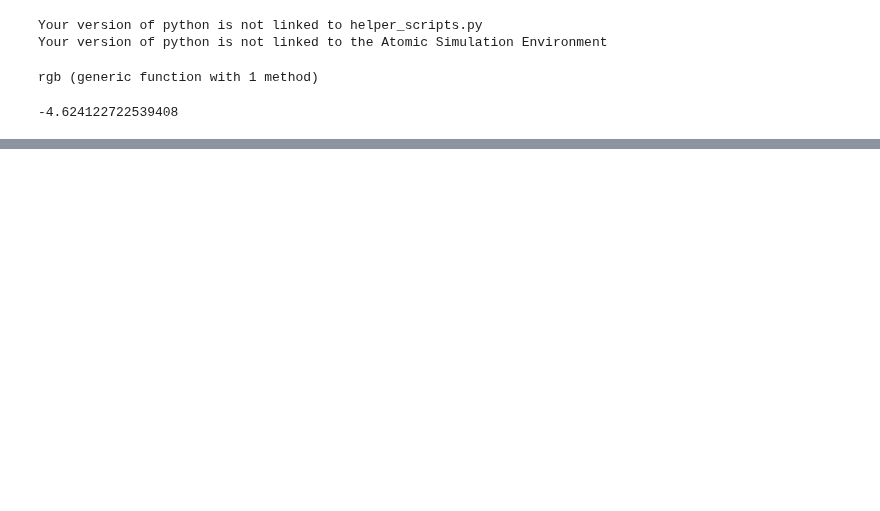
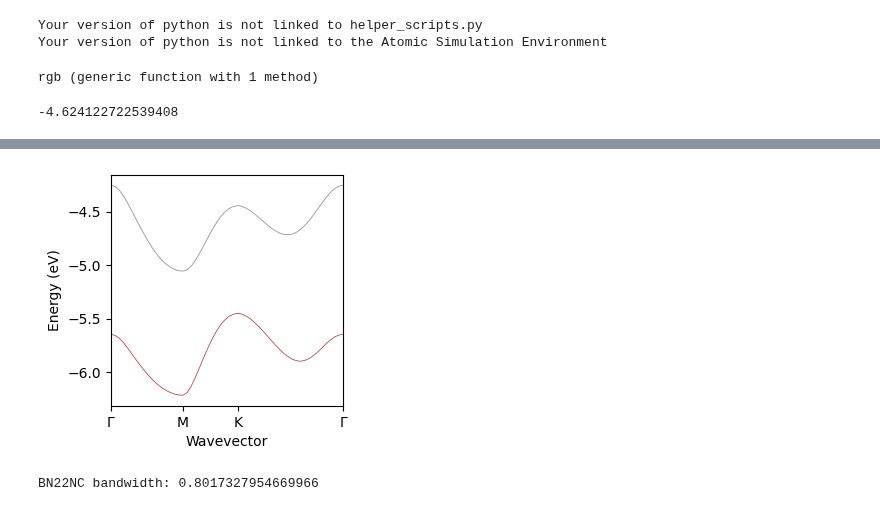
Before and after one commit to AliGhorashiCMT/Plasmons_Paper, a Jupyter notebook: Substitutional_Defects/Figure 1.ipynb, the cells around one changed output, grey strips where cells are left out. Cells and saved outputs as stored; diff of their text form; code cells hidden in the pictures; blank space fills up the shorter version.

```diff
--- a/Substitutional_Defects/Figure 1.ipynb
+++ b/Substitutional_Defects/Figure 1.ipynb
@@ -110,0 +123,10 @@ savefig("AllBands.pdf")
+# %%
+figure(figsize=(3, 3))
+plot_bands(bn22nc_dir*"/BN22NC.bands.eigenvals", spin = 2, color_up = color_up, color_dn=color_dn, linewidth=0.5,
+whichbands=[16])
+es_up, es_dn = JJDFTX.bandstruct_properties(bn22nc_dir*"/BN22NC.bands.eigenvals", kpointsfile=bn22nc_dir*"/bandstruct.kpoints",  spin =2);
+
+println("BN22NC bandwidth: $(es_dn[16][2] - es_dn[16][1])")
+# %% [output]
+[figure, added]
+BN22NC bandwidth: 0.8017327954669966
```
Also changed, not shown: parts of 7 cells of this notebook.
